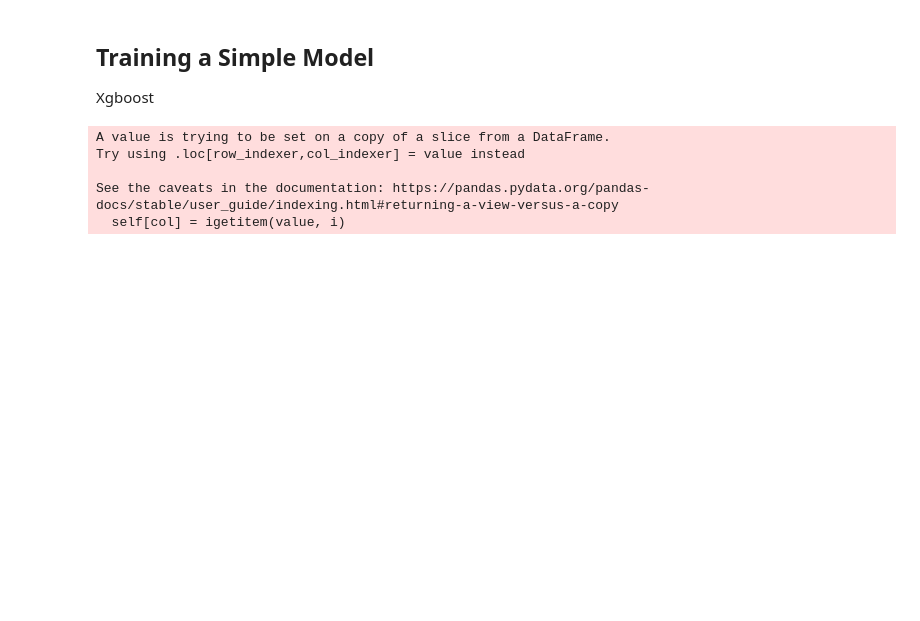
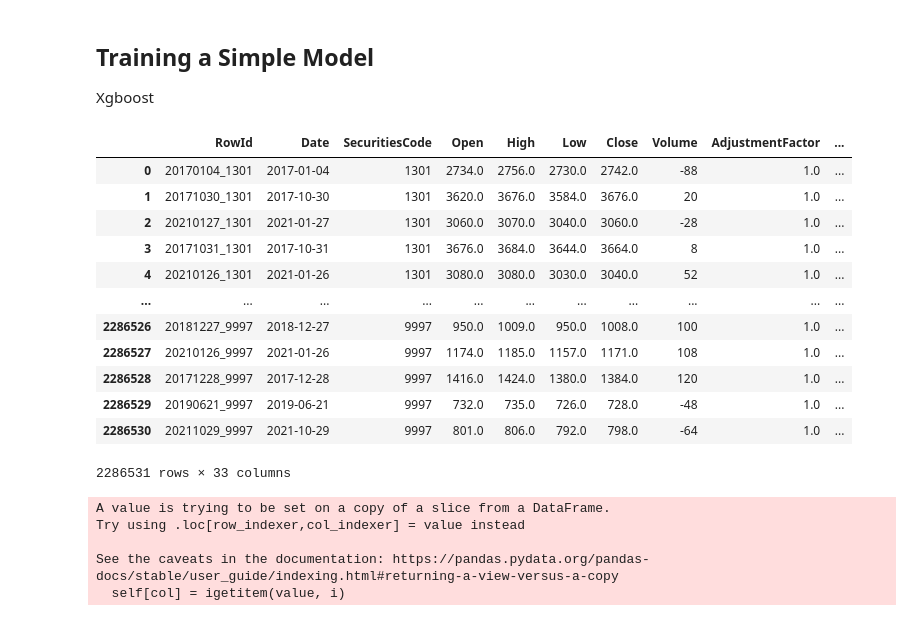
Before and after one commit to caxaxa/Kaggle_JPX, a Jupyter notebook: jpx-my-baseline-SKGB.ipynb, the cells around one changed output. Drawn from its saved outputs; the diff is of its cells as text; code cells hidden in the pictures; blank space fills up the shorter version.

```diff
--- a/jpx-my-baseline-SKGB.ipynb
+++ b/jpx-my-baseline-SKGB.ipynb
@@ -61,7 +61,7 @@ def concat_df(df1, df2):
 
 # For now... just fix the floats
 dtypes = {
-'SecuritiesCode' : np.int8,
+'SecuritiesCode' :     np.int16,
 'Open'           :     np.float16,
 'High'           :     np.float16,
 'Low'            :     np.float16,
@@ -73,13 +73,13 @@ dtypes = {
 }
 path = "../input/jpx-tokyo-stock-exchange-prediction/"
 df_prices = pd.read_csv(f"{path}train_files/stock_prices.csv",dtype = dtypes)
-prices = pd.read_csv(f"{path}supplemental_files/stock_prices.csv",dtype = dtypes)
-df_prices = concat_df(df_prices, prices)
-prices = pd.read_csv(f"{path}train_files/secondary_stock_prices.csv",dtype = dtypes)
-df_prices = concat_df(df_prices, prices)
-prices = pd.read_csv(f"{path}supplemental_files/secondary_stock_prices.csv",dtype = dtypes)
-df_prices = concat_df(df_prices, prices)
-df_prices = df_prices[df_prices.Date>"2021-11-01"]
+#prices = pd.read_csv(f"{path}supplemental_files/stock_prices.csv",dtype = dtypes)
+#df_prices = concat_df(df_prices, prices)
+#prices = pd.read_csv(f"{path}train_files/secondary_stock_prices.csv",dtype = dtypes)
+#df_prices = concat_df(df_prices, prices)
+#prices = pd.read_csv(f"{path}supplemental_files/secondary_stock_prices.csv",dtype = dtypes)
+#df_prices = concat_df(df_prices, prices)
+df_prices = df_prices[df_prices.Date<"2021-11-01"]
 df_prices.info(show_counts=True)
 # %% [output]
 <class 'pandas.core.frame.DataFrame'>
@@ -213,9 +224,9 @@ def get_features(df):
 
 
 
-    #df['VWAP'] = (df['Close'] * df['Volume'])/ df['Volume']
+    df['VWAP'] = (df['Close'] * df['Volume'])/ df['Volume']
 
-    #df['dayofweek'] = df['dt'].dt.dayofweek
+
 
 
 
@@ -229,6 +240,8 @@ def get_features(df):
 
     return df
 # %%
+df_prices = df_prices.sort_values('SecuritiesCode')
+
 df_prices = get_features(df_prices)
 
 df_prices = df_prices.replace((np.inf, -np.inf, np.nan), 0).reset_index(drop=True)
@@ -238,6 +251,22 @@ df_prices = df_prices.fillna(0)
 ## Training a Simple Model
 
 Xgboost
+# %%
+df_prices
+# %% [output]
+|  | RowId | Date | SecuritiesCode | Open | High | Low | Close | Volume | AdjustmentFactor | ... |
+| 0 | 20170104_1301 | 2017-01-04 | 1301 | 2734.0 | 2756.0 | 2730.0 | 2742.0 | -88 | 1.0 | ... |
+| 1 | 20171030_1301 | 2017-10-30 | 1301 | 3620.0 | 3676.0 | 3584.0 | 3676.0 | 20 | 1.0 | ... |
+| 2 | 20210127_1301 | 2021-01-27 | 1301 | 3060.0 | 3070.0 | 3040.0 | 3060.0 | -28 | 1.0 | ... |
+| 3 | 20171031_1301 | 2017-10-31 | 1301 | 3676.0 | 3684.0 | 3644.0 | 3664.0 | 8 | 1.0 | ... |
+| 4 | 20210126_1301 | 2021-01-26 | 1301 | 3080.0 | 3080.0 | 3030.0 | 3040.0 | 52 | 1.0 | ... |
+| ... | ... | ... | ... | ... | ... | ... | ... | ... | ... | ... |
+| 2286526 | 20181227_9997 | 2018-12-27 | 9997 | 950.0 | 1009.0 | 950.0 | 1008.0 | 100 | 1.0 | ... |
+| 2286527 | 20210126_9997 | 2021-01-26 | 9997 | 1174.0 | 1185.0 | 1157.0 | 1171.0 | 108 | 1.0 | ... |
+| 2286528 | 20171228_9997 | 2017-12-28 | 9997 | 1416.0 | 1424.0 | 1380.0 | 1384.0 | 120 | 1.0 | ... |
+| 2286529 | 20190621_9997 | 2019-06-21 | 9997 | 732.0 | 735.0 | 726.0 | 728.0 | -48 | 1.0 | ... |
+| 2286530 | 20211029_9997 | 2021-10-29 | 9997 | 801.0 | 806.0 | 792.0 | 798.0 | -64 | 1.0 | ... |
+2286531 rows × 33 columns
 # %%
 import xgboost as xgb
 from sklearn.preprocessing import StandardScaler
```
Also changed, not shown: parts of 10 cells of this notebook.
